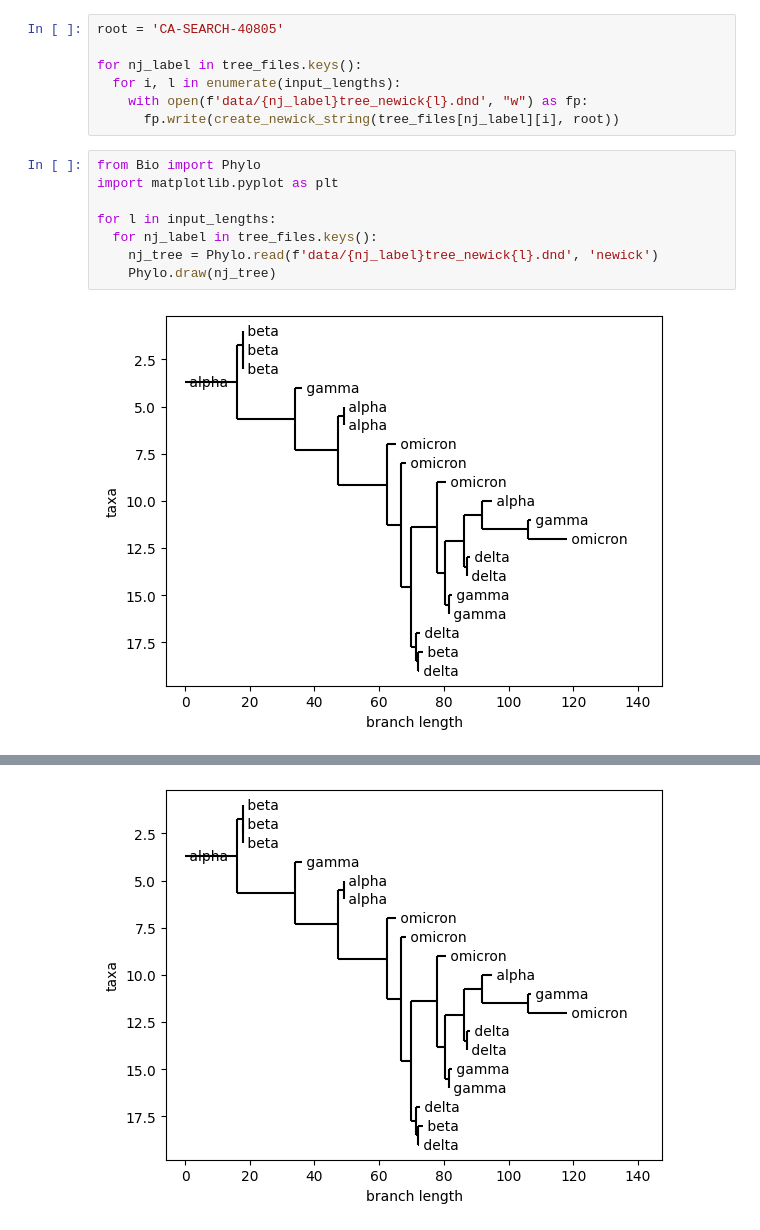
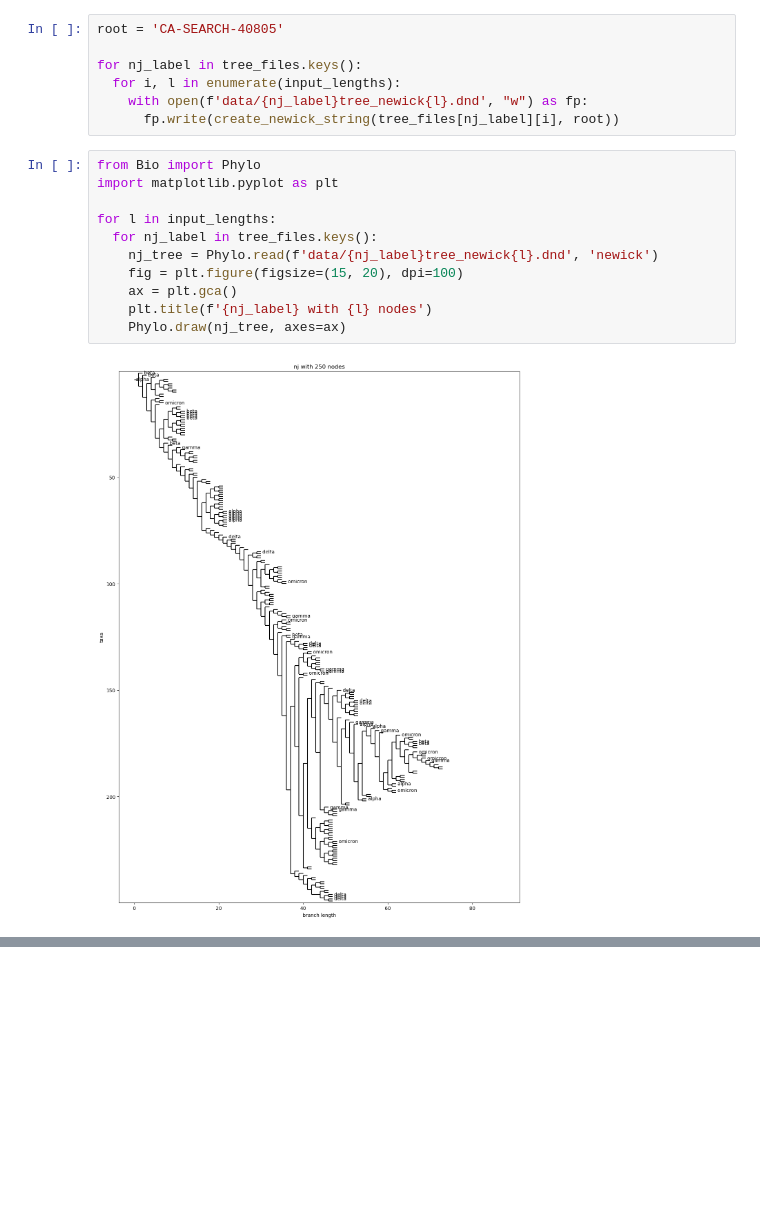
Before and after one commit to RomirS/FinalProject_466, a Jupyter notebook: main.ipynb, the cells around one changed output, grey strips where cells are left out. Saved outputs shown, nothing was run; the diff lists cells and outputs as text; blank space fills up the shorter version.

```diff
--- a/main.ipynb
+++ b/main.ipynb
@@ -256,10 +262,13 @@ for nj_label in tree_files.keys():
 # %%
 from Bio import Phylo
 import matplotlib.pyplot as plt
 
 for l in input_lengths:
   for nj_label in tree_files.keys():
     nj_tree = Phylo.read(f'data/{nj_label}tree_newick{l}.dnd', 'newick')
-    Phylo.draw(nj_tree)
+    fig = plt.figure(figsize=(15, 20), dpi=100)
+    ax = plt.gca()
+    plt.title(f'{nj_label} with {l} nodes')
+    Phylo.draw(nj_tree, axes=ax)
 # %% [output]
-[figure, old version]
+[figure, new version]
@@ -268 +276,0 @@ for l in input_lengths:
-[figure, removed]
```
Also changed, not shown: parts of 3 cells of this notebook, 1 other file.
